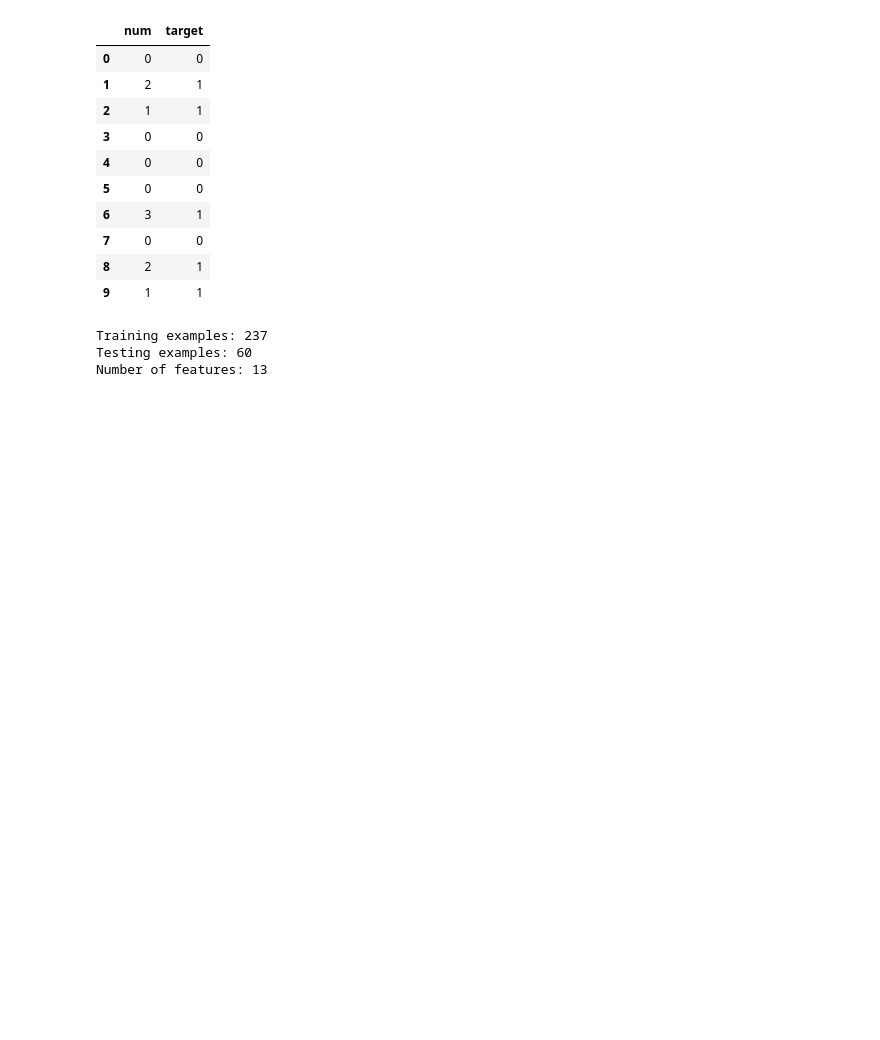
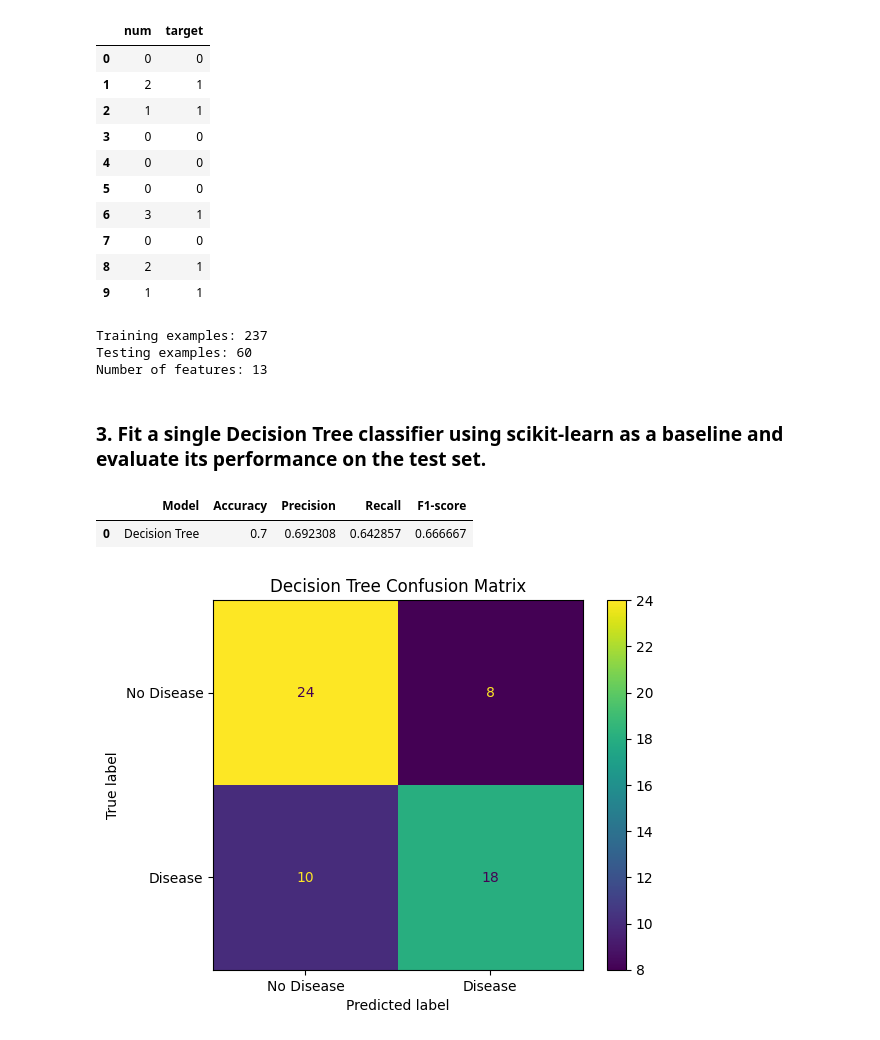
Before and after one commit to saltyypringle/CITS5508-Assignments, a Jupyter notebook: Assignment_2_Dipika_Choudhury.ipynb, the cells around one changed output. Drawn from its saved outputs; the diff is of its cells as text; code cells hidden in the pictures; blank space fills up the shorter version.

```diff
--- a/Assignment_2_Dipika_Choudhury.ipynb
+++ b/Assignment_2_Dipika_Choudhury.ipynb
@@ -119,3 +119,39 @@ print("Number of features:", X_train.shape[1])
 Training examples: 237
 Testing examples: 60
 Number of features: 13
+# %% [markdown]
+### 3. Fit a single Decision Tree classifier using scikit-learn as a baseline and evaluate its performance on the test set.
+# %%
+from sklearn.metrics import accuracy_score, precision_score, recall_score, f1_score
+
+dt_model = DecisionTreeClassifier(random_state=42)
+
+dt_model.fit(X_train, y_train)
+
+y_pred_dt = dt_model.predict(X_test)
+
+dt_results = pd.DataFrame({
+    "Model": ["Decision Tree"],
+    "Accuracy": [accuracy_score(y_test, y_pred_dt)],
+    "Precision": [precision_score(y_test, y_pred_dt)],
+    "Recall": [recall_score(y_test, y_pred_dt)],
+    "F1-score": [f1_score(y_test, y_pred_dt)]
+})
+
+dt_results
+# %% [output]
+|  | Model | Accuracy | Precision | Recall | F1-score |
+| 0 | Decision Tree | 0.7 | 0.692308 | 0.642857 | 0.666667 |
+# %%
+cm_dt = confusion_matrix(y_test, y_pred_dt)
+
+disp = ConfusionMatrixDisplay(
+    confusion_matrix=cm_dt,
+    display_labels=["No Disease", "Disease"]
+)
+
+disp.plot()
+plt.title("Decision Tree Confusion Matrix")
+plt.show()
+# %% [output]
+[figure, added]
```
Also changed, not shown: parts of 24 cells of this notebook.
